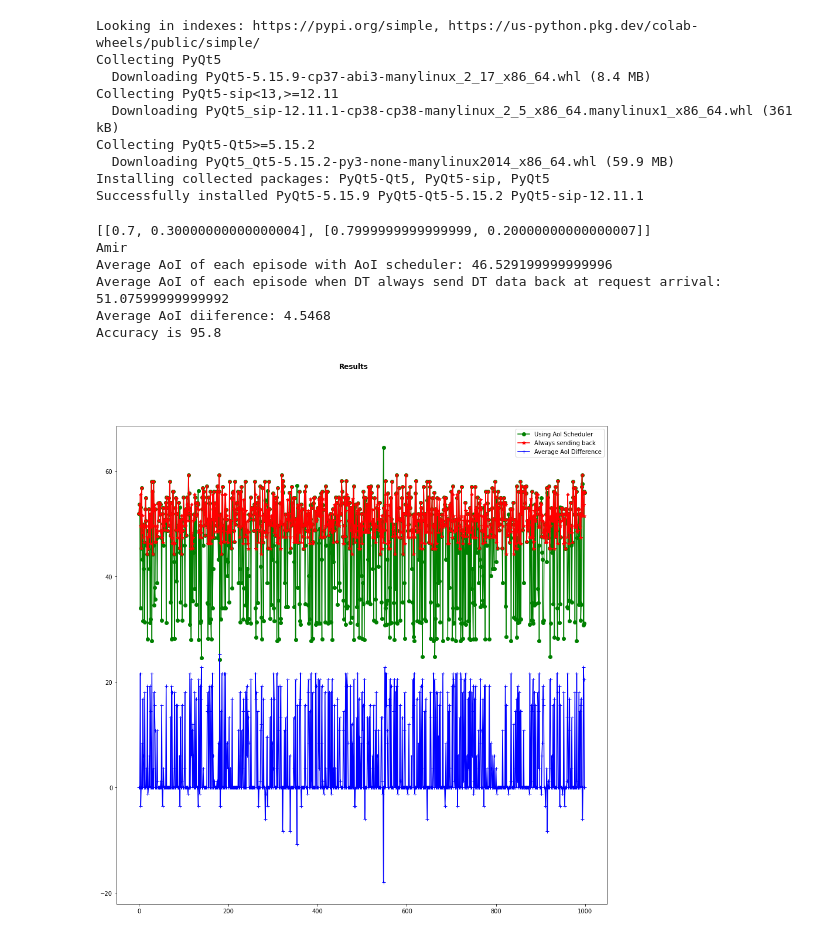
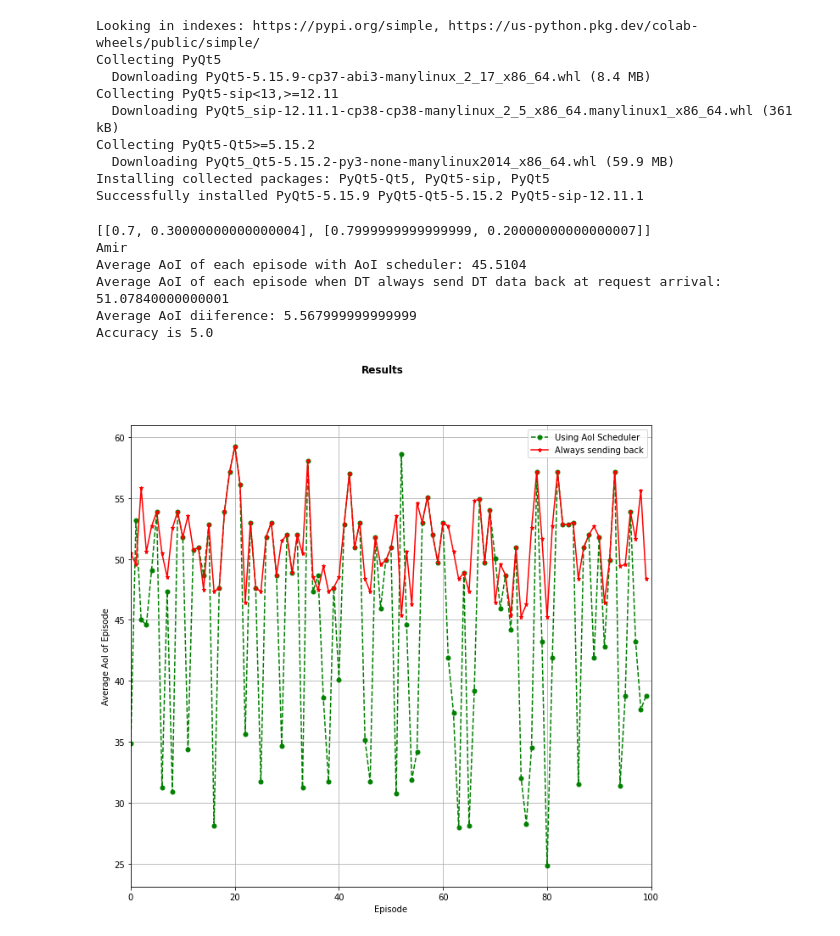
Before and after one commit to amirhoseinaghaei/Research_Simulation, a Jupyter notebook: Research_Simulation.ipynb, the cells around one changed output. Saved outputs shown, nothing was run; the diff lists cells and outputs as text; code cells hidden in the pictures.

```diff
--- a/Research_Simulation.ipynb
+++ b/Research_Simulation.ipynb
@@ -1089,6 +1071,12 @@ Collecting PyQt5-Qt5>=5.15.2
   Downloading PyQt5_Qt5-5.15.2-py3-none-manylinux2014_x86_64.whl (59.9 MB)
 Installing collected packages: PyQt5-Qt5, PyQt5-sip, PyQt5
 Successfully installed PyQt5-5.15.9 PyQt5-Qt5-5.15.2 PyQt5-sip-12.11.1
+# %%
+import json
+
+# Opening JSON file
+with open('Optimal_Policy_DictDeepQN.json') as json_file:
+    Optimal_Policy_Dict = json.load(json_file)
 # %%
 import numpy as np
 # from Environment import Actor
@@ -1112,7 +1100,7 @@ l2_regularization = 1e-6
 avg_window = 750
 UseOptimalPolicy = True
 episode = 0
-NUM_EPISODE = 1000
+NUM_EPISODE = 100
 environment = Environment(100,25)
 environment.CreateStates()
 policy_updator  = PolicyUpdater(environment= environment, lr = policy_lr)
@@ -1185,42 +1173,46 @@ for i in range(NUM_EPISODE):
 #   print(f"{i+1} request arrival ---------------- Average AoI: {Total_Reward_List_Without_Optimal_Policy[i]}")
 
 # for i in range(len(Total_Reward_List_Without_Optimal_Policy)):
 #   print(f"{i+1} request arrival ---------------- Average AoI: {Total_Reward_List_Without_Optimal_Policy[i]}")
 %matplotlib inline
 
-fig, ax = plt.subplots(figsize=(15, 15))
+fig, ax = plt.subplots(figsize=(11,10))
 
-ax.plot(Total_Reward_List, label ='Using AoI Scheduler', color = "g" , marker='o')
-ax.plot(Total_Reward_List_Without_Optimal_Policy, label ='Always sending back' , color = "r", marker='*')
+ax.plot(Total_Reward_List, label ='Using AoI Scheduler', color = "g" , marker='o', markersize = 5, linestyle = "dashed")
+ax.plot(Total_Reward_List_Without_Optimal_Policy, label ='Always sending back' , color = "r", marker='*', markersize = 5,  linestyle = "solid")
 
 AoI_Difference_List = [Total_Reward_List_Without_Optimal_Policy[i] - Total_Reward_List[i] for i in range(len(Total_Reward_List_Without_Optimal_Policy)) ]
-ax.plot(AoI_Difference_List, label ='Average AoI Difference', color = "b", marker='+')
+# ax.plot(AoI_Difference_List, label ='Average AoI Difference', color = "b", marker='+')
 
 ax.legend()
-
+ax.grid()
+# ax.xtick_params(0,100,20)
+ax.set_xlabel("Episode")
+ax.set_ylabel("Average AoI of Episode")
+ax.set_xlim(xmin=0, xmax=100)
 fig.suptitle("Results", fontweight ="bold")
 
-fig.show()
+fig.savefig('SimulationResult_DQN_70_125_0.7_0.3.pdf')
 
 # fig = plt.figure()
 
 # plt.plot(Total_Reward_List,'g', Total_Reward_List_Without_Optimal_Policy, 'r')
 
 print(f"Average AoI of each episode with AoI scheduler: {sum(Total_Reward_List)/NUM_EPISODE}")
 print(f"Average AoI of each episode when DT always send DT data back at request arrival: {sum(Total_Reward_List_Without_Optimal_Policy)/NUM_EPISODE}")
 print(f"Average AoI diiference: {sum(AoI_Difference_List)/NUM_EPISODE}")
 
 number_of_optimal_actions = 0
 for i in AoI_Difference_List:
-  if i >= 0:
+  if i < 0:
       number_of_optimal_actions += 1
 print(f"Accuracy is {(number_of_optimal_actions/len(AoI_Difference_List))*100}")
 # plt.show()
 # %% [output]
 [[0.7, 0.30000000000000004], [0.7999999999999999, 0.20000000000000007]]
 Amir
-Average AoI of each episode with AoI scheduler: 46.529199999999996
-Average AoI of each episode when DT always send DT data back at request arrival: 51.07599999999992
-Average AoI diiference: 4.5468
-Accuracy is 95.8
+Average AoI of each episode with AoI scheduler: 45.5104
+Average AoI of each episode when DT always send DT data back at request arrival: 51.07840000000001
+Average AoI diiference: 5.567999999999999
+Accuracy is 5.0
-[figure, old version]
+[figure, new version]
```
Also changed, not shown: parts of 1 cell of this notebook.
